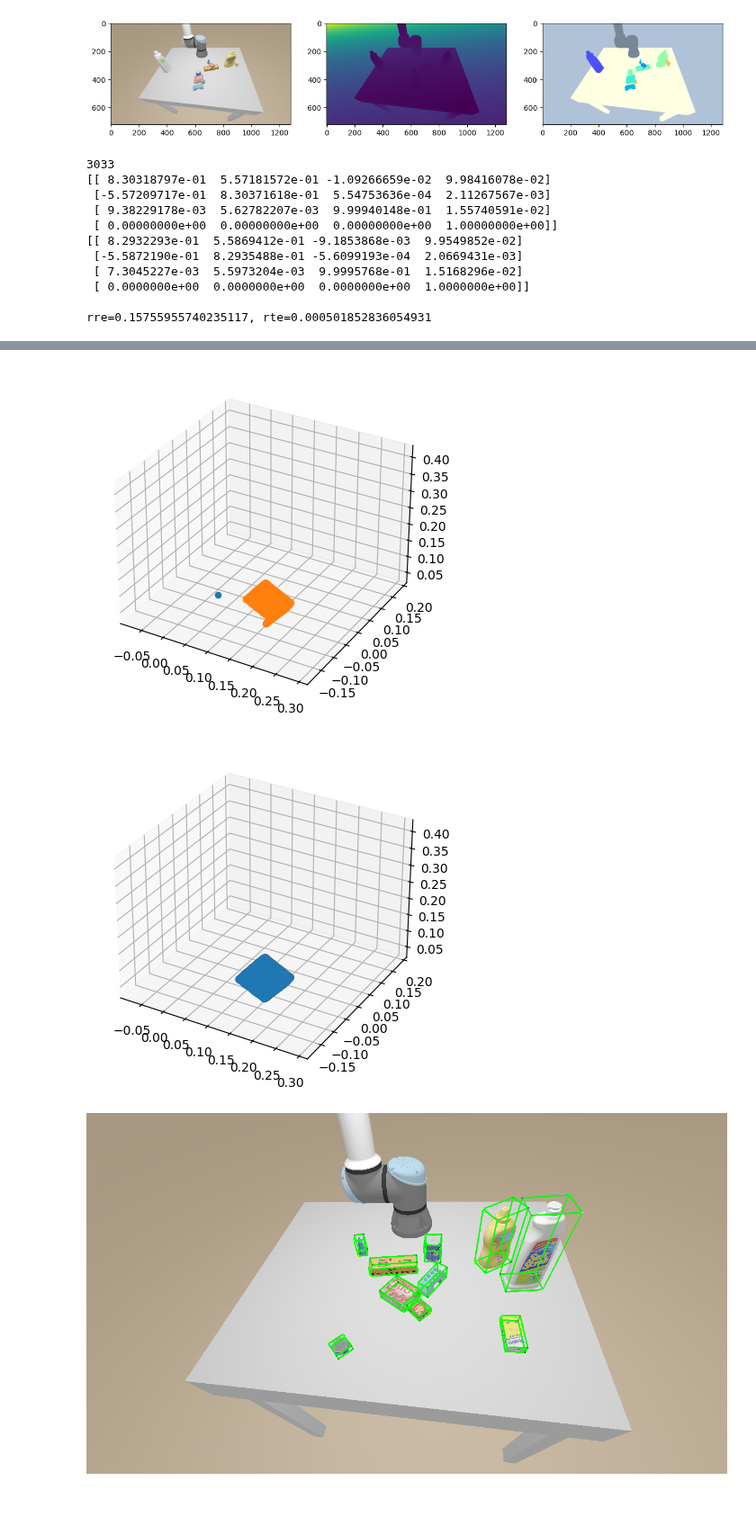
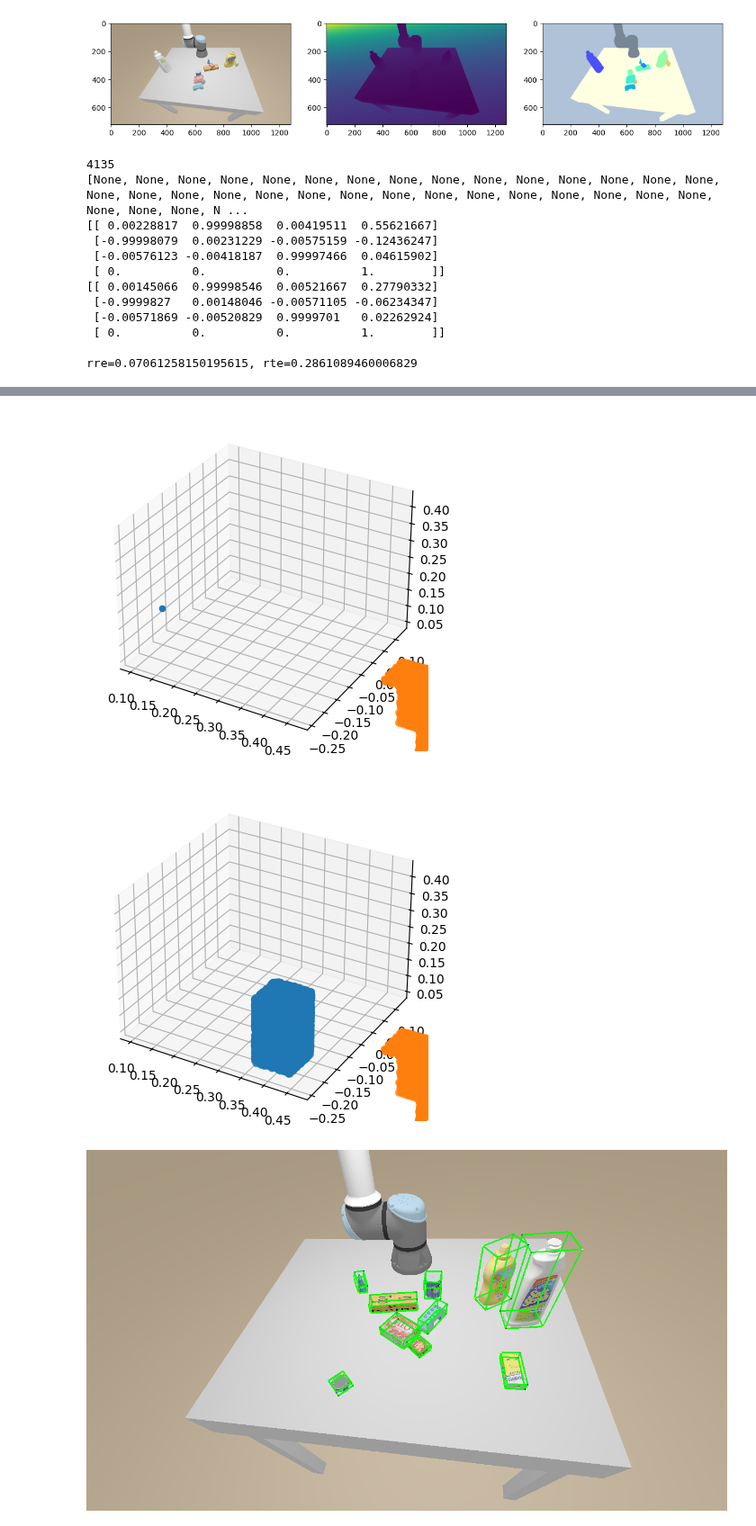
Before and after one commit to ArmanOmmid/ArchExp275, a Jupyter notebook: icp.ipynb, the cells around one changed output, grey strips where cells are left out. Shown at 90% size. Saved outputs shown, nothing was run; the diff lists cells and outputs as text; code cells hidden in the pictures; blank space fills up the shorter version.

```diff
--- a/icp.ipynb
+++ b/icp.ipynb
@@ -62,7 +62,7 @@ plt.imshow(COLOR_PALETTE[label])  # draw colorful segmentation
 <matplotlib.image.AxesImage at 0x...>
 [figure]
 # %%
-selection = 2, 5, 6
+selection = 1, 1, 4
 scene = data[selection]
 
 rgb = scene["color"]()
@@ -89,6 +89,8 @@ source_pcd, faces = trimesh.sample.sample_surface(mesh, SAMPLES)
 source_pcd = source_pcd # * meta["scales"][obj_id]
 target_pcd = obj_pnts / meta["scales"][obj_id] # Back Projected
 
+print(meta["object_names"])
+
 scale = 0.1
 translate = np.mean(obj_pnts, axis=0)
 
@@ -113,14 +115,15 @@ compare_points(np.zeros((1, 3)), target_pcd, scale=scale, translate=translate)
 
 compare_points(source_pcd @ gt_T[:3, :3].T + gt_T[:3, 3], target_pcd,  scale=scale, translate=translate)
 # %% [output]
-3033
-[[ 8.30318797e-01  5.57181572e-01 -1.09266659e-02  9.98416078e-02]
- [-5.57209717e-01  8.30371618e-01  5.54753636e-04  2.11267567e-03]
- [ 9.38229178e-03  5.62782207e-03  9.99940148e-01  1.55740591e-02]
- [ 0.00000000e+00  0.00000000e+00  0.00000000e+00  1.00000000e+00]]
-[[ 8.2932293e-01  5.5869412e-01 -9.1853868e-03  9.9549852e-02]
- [-5.5872190e-01  8.2935488e-01 -5.6099193e-04  2.0669431e-03]
- [ 7.3045227e-03  5.5973204e-03  9.9995768e-01  1.5168296e-02]
- [ 0.0000000e+00  0.0000000e+00  0.0000000e+00  1.0000000e+00]]
+4135
+[None, None, None, None, None, None, None, None, None, None, None, None, None, None, None, None, None, None, None, None, None, None, None, None, None, None, None, None, None, None, None, None, None, N ...
+[[ 0.00228817  0.99998858  0.00419511  0.55621667]
+ [-0.99998079  0.00231229 -0.00575159 -0.12436247]
+ [-0.00576123 -0.00418187  0.99997466  0.04615902]
+ [ 0.          0.          0.          1.        ]]
+[[ 0.00145066  0.99998546  0.00521667  0.27790332]
+ [-0.9999827   0.00148046 -0.00571105 -0.06234347]
+ [-0.00571869 -0.00520829  0.9999701   0.02262924]
+ [ 0.          0.          0.          1.        ]]
 
-rre=0.15755955740235117, rte=0.000501852836054931
+rre=0.07061258150195615, rte=0.2861089460006829
@@ -129,5 +132,5 @@ rre=0.15755955740235117, rte=0.000501852836054931
-[figure, old version]
+[figure, new version]
-[figure, old version]
+[figure, new version]
 # %%
 from pose_estimation import draw_projected_box3d
 
```
Also changed, not shown: parts of 3 cells of this notebook, 1 other file.
